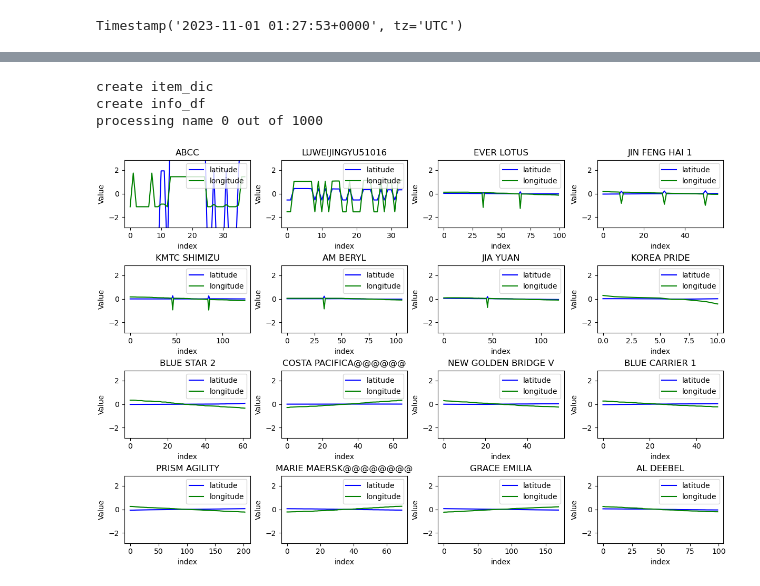
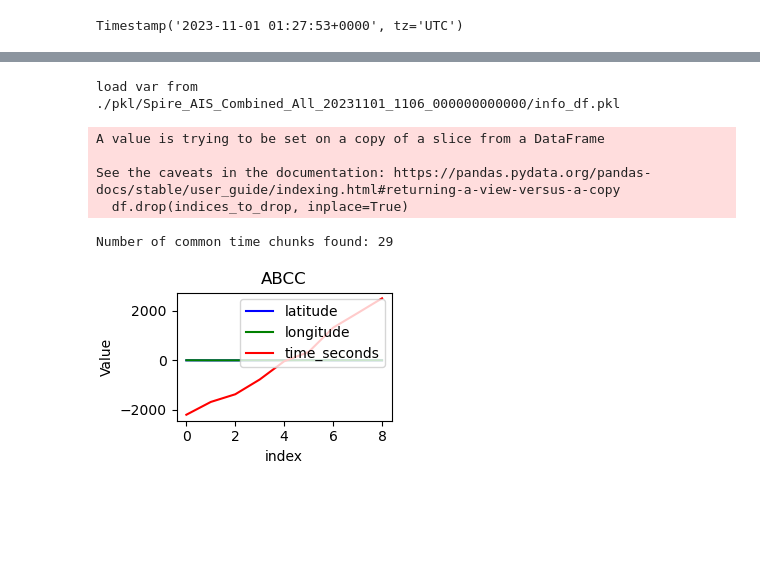
Before and after one commit to giladdanin10/tip-and-que-ships-personal, a Jupyter notebook: explore ships.ipynb, the cells around one changed output, grey strips where cells are left out. Cells and saved outputs as stored; diff of their text form; code cells hidden in the pictures; blank space fills up the shorter version.

Commit message:
before updating get_ship_data to refer to data_dic

```diff
--- a/explore ships.ipynb
+++ b/explore ships.ipynb
@@ -36,7 +33,7 @@ params['columns_list_keep'] = None
 params['filter_vessels_df_dic'] = {
         'max_time_diff[mins]':['<=',30]
         }
-params['reload_level'] = 1
+params['reload_level'] = 3
 params['reload_df_filt'] = False
 params['reload_vessels'] = True
 params['save_folder_base'] = './pkl'
@@ -49,4 +46,8 @@ params['ana_vessel_name'] = 'PENG FENG JI'
 params['df_filter_dic'] = {}
 # %% [markdown]
 # Load
+# %%
+save_folder = params['save_folder_base']+'/'+ get_file_base_name(params['input_csv_file_name_full'])
+
+ships = SHIPS(save_folder=save_folder)
 # %%
@@ -74,26 +119,25 @@ Timestamp('2023-11-01 01:27:53+0000', tz='UTC')
 # %%
 # example
-ship_data = ships.get_ship_df(df,'AOS VISION',item_type='name')
-params = {'item_type': 'name'}
-ship_data = ships.get_ship_df(df,'AOS VISION',**params)
-data_stats = ships.get_ship_data_stats(ship_data)
-info_df = ships.create_info_df(df, item_type='name',num_lines=1000,id_column_check=['mmsi'])
+info_df = ships.create_info_df(df, item_type='name',num_lines=1000,id_column_check=['mmsi'],reload_level=params['reload_level'])
 # %% [output]
-create item_dic
-create info_df
-processing name 0 out of 1000
+load var from ./pkl/Spire_AIS_Combined_All_20231101_1106_000000000000/info_df.pkl
 # %%
 item_type = 'name'
 control_item_type = 'mmsi'
-info_df = info_df.sort_values('span_longitude',ascending=False)
+info_df = info_df.sort_values(by='span_longitude',ascending=False)
 
 info_df_filter = {'len': ['>',10],
                     f'num_{control_item_type}s':['==',1]}
 
 info_df_filt = filter_df(info_df,info_df_filter)
 
-ship_names = info_df_filt.index[range(16)].tolist()
+ship_names = info_df_filt.index[range(1)].tolist()
 ylim_val = [-info_df_filt['span_longitude'].max(),info_df_filt['span_longitude'].max()]
-ships.plot_ship_data(df,ship_names,columns=['latitude', 'longitude'],ylim = ylim_val,pre_process='remove_bias')
+ships.plot_ship_data(df,ship_names,columns=['latitude', 'longitude','time_seconds'],sort_columms='time',pre_process='remove_bias')
 # %% [output]
+A value is trying to be set on a copy of a slice from a DataFrame
+
+See the caveats in the documentation: https://pandas.pydata.org/pandas-docs/stable/user_guide/indexing.html#returning-a-view-versus-a-copy
+  df.drop(indices_to_drop, inplace=True)
+Number of common time chunks found: 29
-[figure, old version]
+[figure, new version]
```
Also changed, not shown: parts of 6 cells of this notebook, 4 other files.
